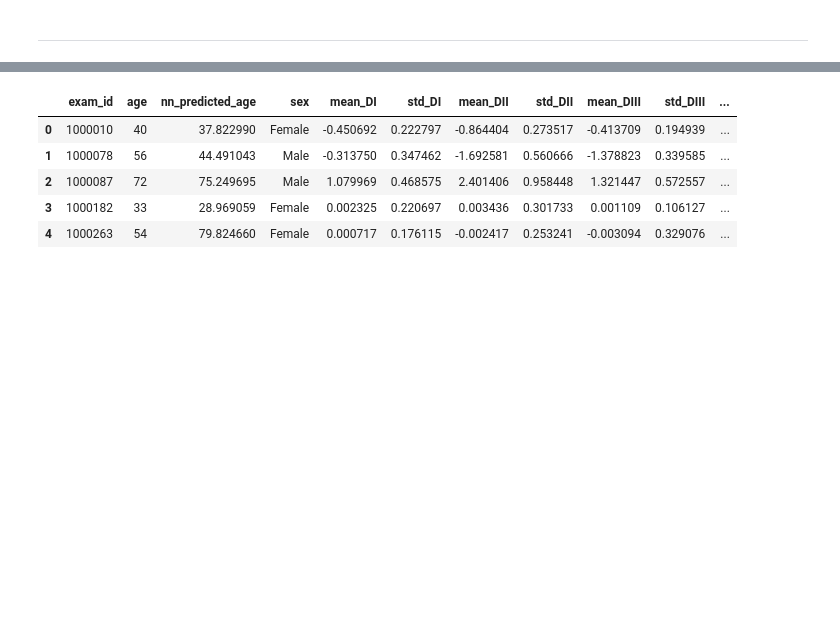
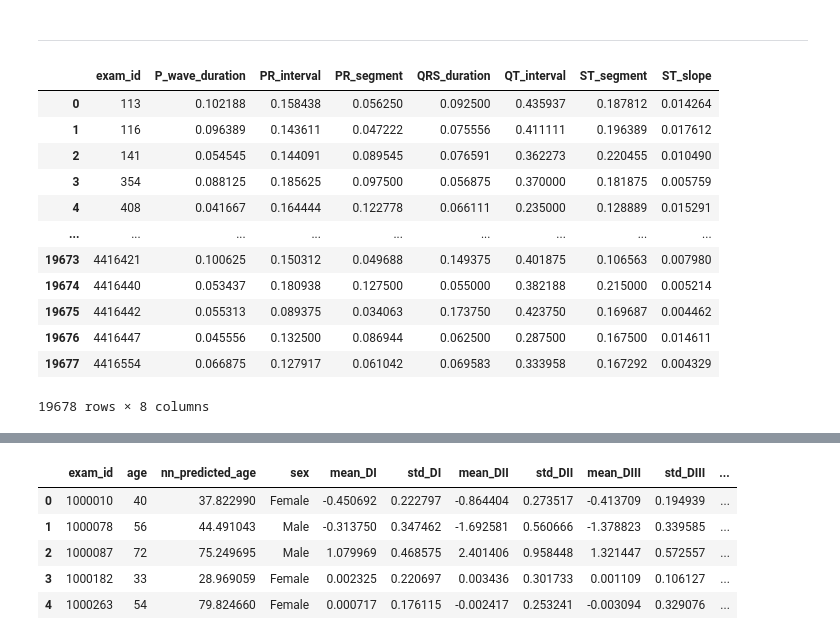
Before and after one commit to MatteoFasulo/ECG-Chagas, a Jupyter notebook: notebook.ipynb, the cells around one changed output, grey strips where cells are left out. Drawn from its saved outputs; the diff is of its cells as text; code cells hidden in the pictures; blank space fills up the shorter version.

```diff
--- a/notebook.ipynb
+++ b/notebook.ipynb
@@ -210,0 +216,16 @@ pd.DataFrame(error_records).to_csv('error_records.csv', index=False)
+# %%
+what_i_want
+# %% [output]
+|  | exam_id | P_wave_duration | PR_interval | PR_segment | QRS_duration | QT_interval | ST_segment | ST_slope |
+| 0 | 113 | 0.102188 | 0.158438 | 0.056250 | 0.092500 | 0.435937 | 0.187812 | 0.014264 |
+| 1 | 116 | 0.096389 | 0.143611 | 0.047222 | 0.075556 | 0.411111 | 0.196389 | 0.017612 |
+| 2 | 141 | 0.054545 | 0.144091 | 0.089545 | 0.076591 | 0.362273 | 0.220455 | 0.010490 |
+| 3 | 354 | 0.088125 | 0.185625 | 0.097500 | 0.056875 | 0.370000 | 0.181875 | 0.005759 |
+| 4 | 408 | 0.041667 | 0.164444 | 0.122778 | 0.066111 | 0.235000 | 0.128889 | 0.015291 |
+| ... | ... | ... | ... | ... | ... | ... | ... | ... |
+| 19673 | 4416421 | 0.100625 | 0.150312 | 0.049688 | 0.149375 | 0.401875 | 0.106563 | 0.007980 |
+| 19674 | 4416440 | 0.053437 | 0.180938 | 0.127500 | 0.055000 | 0.382188 | 0.215000 | 0.005214 |
+| 19675 | 4416442 | 0.055313 | 0.089375 | 0.034063 | 0.173750 | 0.423750 | 0.169687 | 0.004462 |
+| 19676 | 4416447 | 0.045556 | 0.132500 | 0.086944 | 0.062500 | 0.287500 | 0.167500 | 0.014611 |
+| 19677 | 4416554 | 0.066875 | 0.127917 | 0.061042 | 0.069583 | 0.333958 | 0.167292 | 0.004329 |
+19678 rows × 8 columns
```
Also changed, not shown: parts of 9 cells of this notebook.
